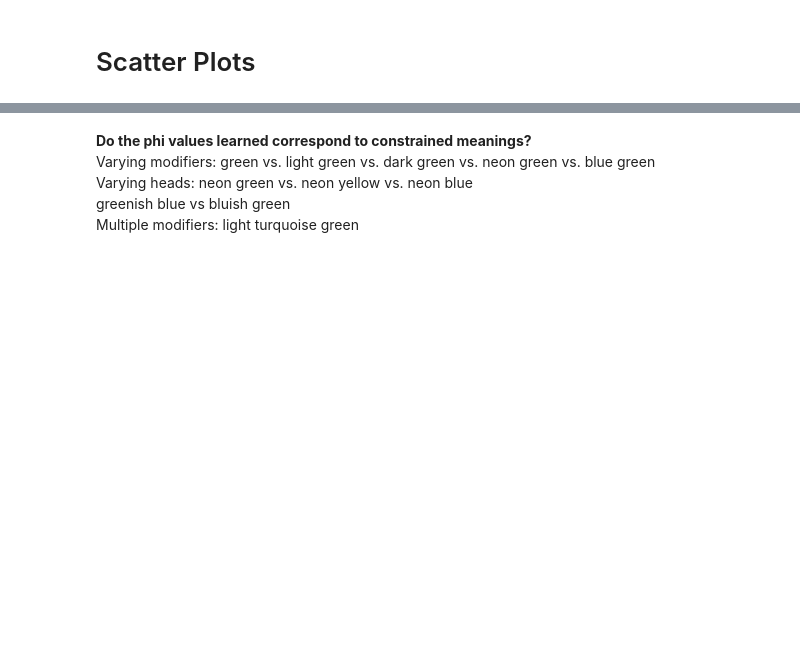
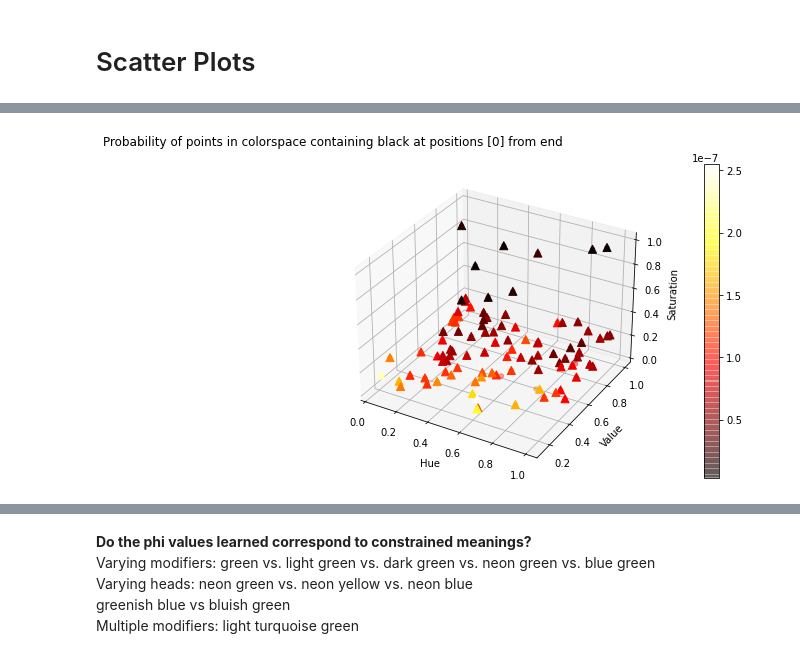
Before and after one commit to souDuggirala/speaker_strategies_sigdial2020, a Jupyter notebook: lab/analyses/notebooks/A003_compositional_xkcd_visualizations.ipynb, the cells around one changed output, grey strips where cells are left out. Drawn from its saved outputs; the diff is of its cells as text; code cells hidden in the pictures; blank space fills up the shorter version.

```diff
--- a/lab/analyses/notebooks/A003_compositional_xkcd_visualizations.ipynb
+++ b/lab/analyses/notebooks/A003_compositional_xkcd_visualizations.ipynb
@@ -273 +273,5 @@ comp_plotter.scatter_plot_subset_color_term("black", [1])
+# %%
+comp_plotter.scatter_plot_subset_color_term("black", [0], num_to_scatter = 100)
+# %% [output]
+[figure, added]
 # %%
```
Also changed, not shown: parts of 8 cells of this notebook, 1 other file.
